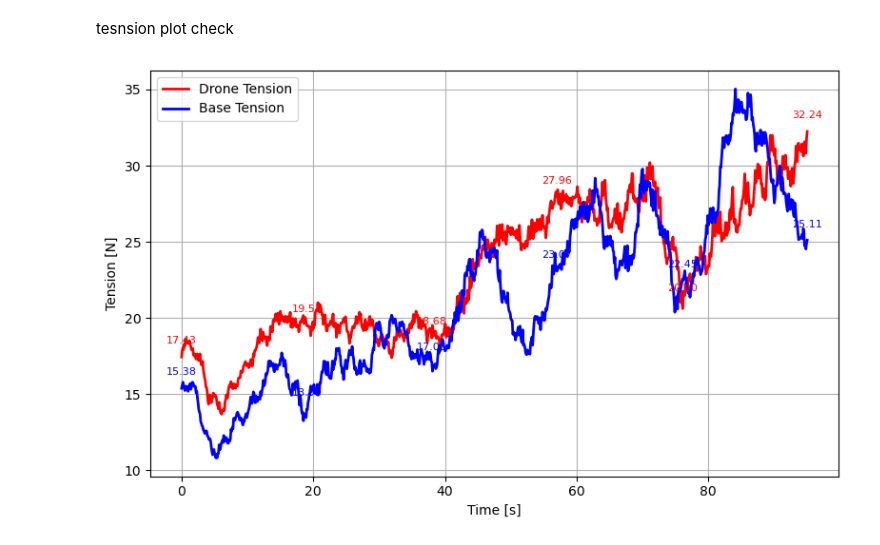
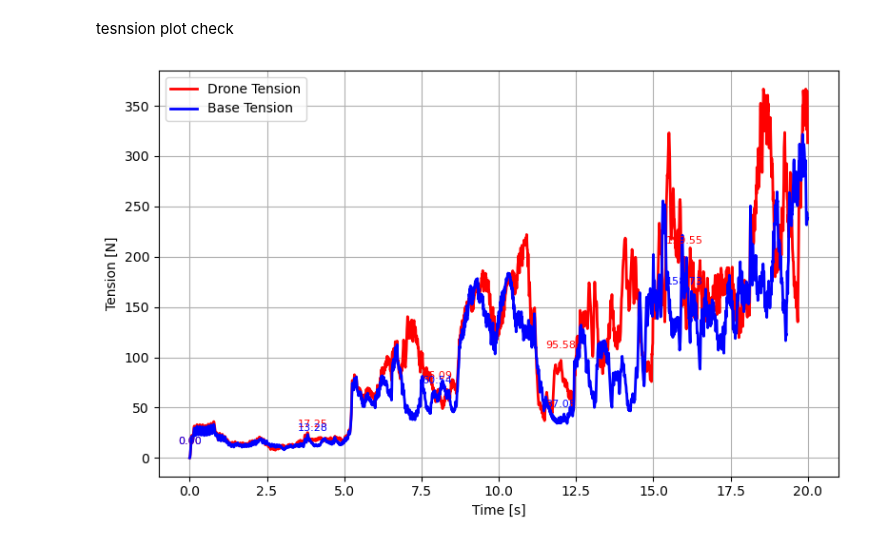
Before and after one commit to Ravi131729/tether_drone, a Jupyter notebook: test.ipynb, the cells around one changed output. Drawn from its saved outputs; the diff is of its cells as text; code cells hidden in the pictures.

```diff
--- a/test.ipynb
+++ b/test.ipynb
@@ -144,5 +1,16 @@ Saved plots into:
 # %% [markdown]
 tesnsion plot check
+# %%
+import numpy as np
+
+def ema(signal, alpha=0.01):
+    smoothed = np.zeros_like(signal)
+    smoothed[0] = signal[0]
+
+    for i in range(1, len(signal)):
+        smoothed[i] = alpha * signal[i] + (1 - alpha) * smoothed[i-1]
+
+    return smoothed
 # %%
 import numpy as np
 import matplotlib.pyplot as plt
@@ -150,17 +18,17 @@ import os
 import re
 
 # === Test file ===
-test_file = "results/sim_rank17_omega0.170.npz"
+test_file = "test.npz"
 
 # === Simulation parameters ===
-L = 15.0
-N = 20
+L = 110.0
+N = 5
 EA = 1e5
-spk = 5
+spk = 100
 l_k = (L-spk) / N
 h = 1e-4
-ds = 1000
-window = 1.0
+ds = 100
+window = 1
 window_steps = int(window / h)
 window_ds = max(1, window_steps // ds)
 
@@ -209,13 +77,22 @@ traj_nodes = traj_nodes[:,1:]
 num_steps = traj_nodes.shape[0]
 num_nodes = traj_nodes.shape[1] // 3  # 6 // 3 = 2
 
+spk_dot = np.gradient(spk_val, time)
+spk_ddot = np.gradient(spk_dot, time)
+
+
+
 traj_nodes = traj_nodes.reshape(num_steps, num_nodes, 3)
 # limit to 100s
-max_steps = int(100.0 / h)
+max_steps = int(30 / h)
 traj_nodes = traj_nodes[:max_steps]
 spk_val = spk_val [ :max_steps]
 time = time[:max_steps]
 time_ds = time[::ds]
+spk_val_ds = spk_val[::ds]
+spk_dot_ds = spk_dot[::ds]
+spk_ddot_ds = spk_ddot[::ds]
+
 
 # # ---- Drone tension ----
 # tensions_ds = [compute_drone_tension(traj_nodes[j],spk_val[j]) for j in range(0, len(traj_nodes), ds)]
@@ -246,8 +123,8 @@ tensions_drone = np.array(tensions_drone, dtype=float)
 tensions_base  = np.array(tensions_base, dtype=float)
 
 # ---- Smoothed curves ----
-smoothed_drone = moving_average(tensions_drone, w=50)
-smoothed_base  = moving_average(tensions_base,  w=50)
+smoothed_drone = ema(tensions_drone,    alpha=0.1)
+smoothed_base  = ema(tensions_base,  alpha=0.1)
 time_smoothed  = time_ds[:len(smoothed_drone)]
 
 # ---- Plot ----
@@ -278,31 +155,31 @@ ax.grid(True)
 fig.tight_layout()
 plt.show()
 
 # # ---- Momentum change from smoothed tension ----
 # momentum_changes = []
 # for k in range(len(smoothed_tension) - window_ds):
 #     y = smoothed_tension[k:k+window_ds]
 #     x = time_smoothed[k:k+window_ds]
 #     impulse = np.trapezoid(y, x)
 #     momentum_changes.append(impulse)
 # momentum_changes = np.array(momentum_changes)
 # time_mc = time_smoothed[:len(momentum_changes)]
 
 # # Smooth momentum curve
 # smoothed_mc = moving_average(momentum_changes, w=20)
 # time_mc_sm = time_mc[:len(smoothed_mc)]
 
 # # ---- Plot Momentum Change ----
 # fig, ax = plt.subplots(figsize=(8, 5))
 # ax.plot(time_mc_sm, smoothed_mc, "r-", lw=2,
 #         label="Momentum Change ")
 # avg_val_mc = np.mean(smoothed_mc)
 # ax.axhline(avg_val_mc, color="g", linestyle="--",
 #            label=f"Mean = {avg_val_mc:.2f}")
 # annotate_curve(ax, time_mc_sm, smoothed_mc, n=6, color="blue")
 # ax.set_xlabel("Time [s]"); ax.set_ylabel("Momentum Change (Impulse)")
 # ax.set_title("Momentum Change ")
 # ax.legend(); ax.grid(True); fig.tight_layout()
 # plt.show()
 # %% [output]
-[figure, old version]
+[figure, new version]
```
Also changed, not shown: parts of 15 cells of this notebook, 12 other files.
